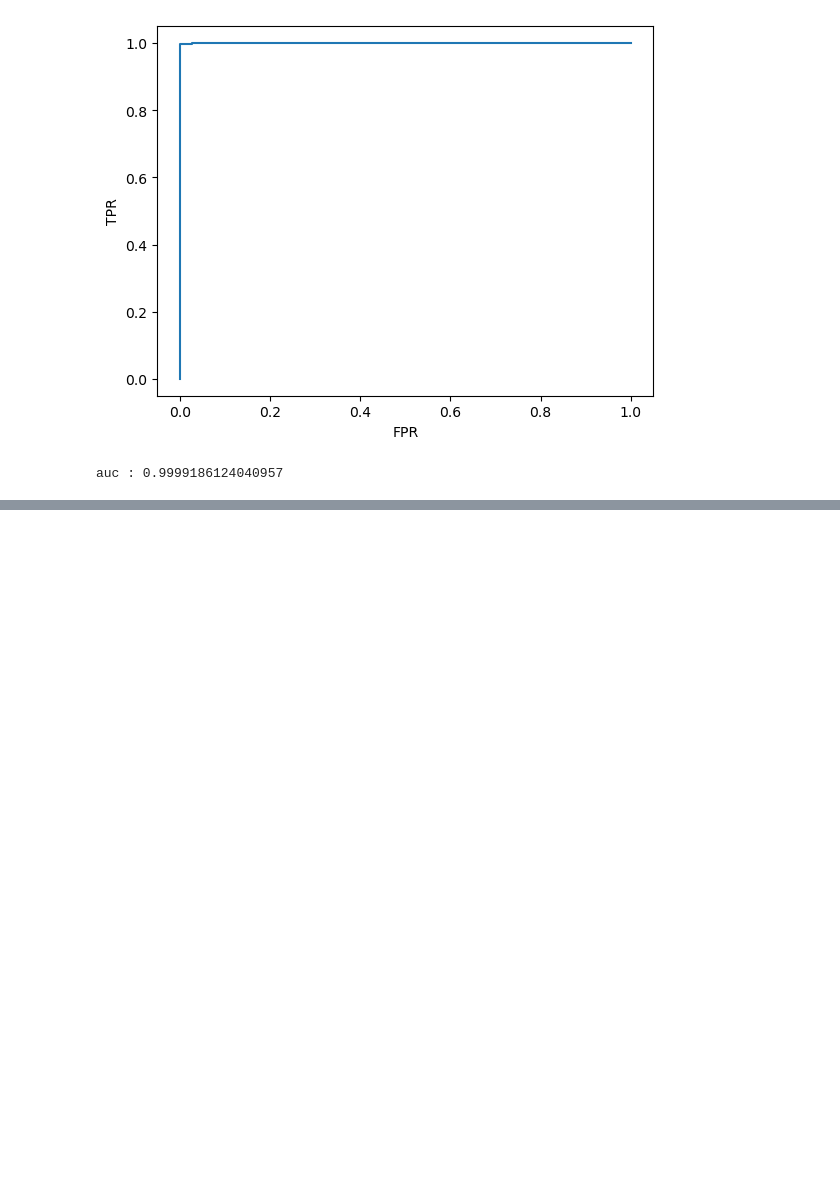
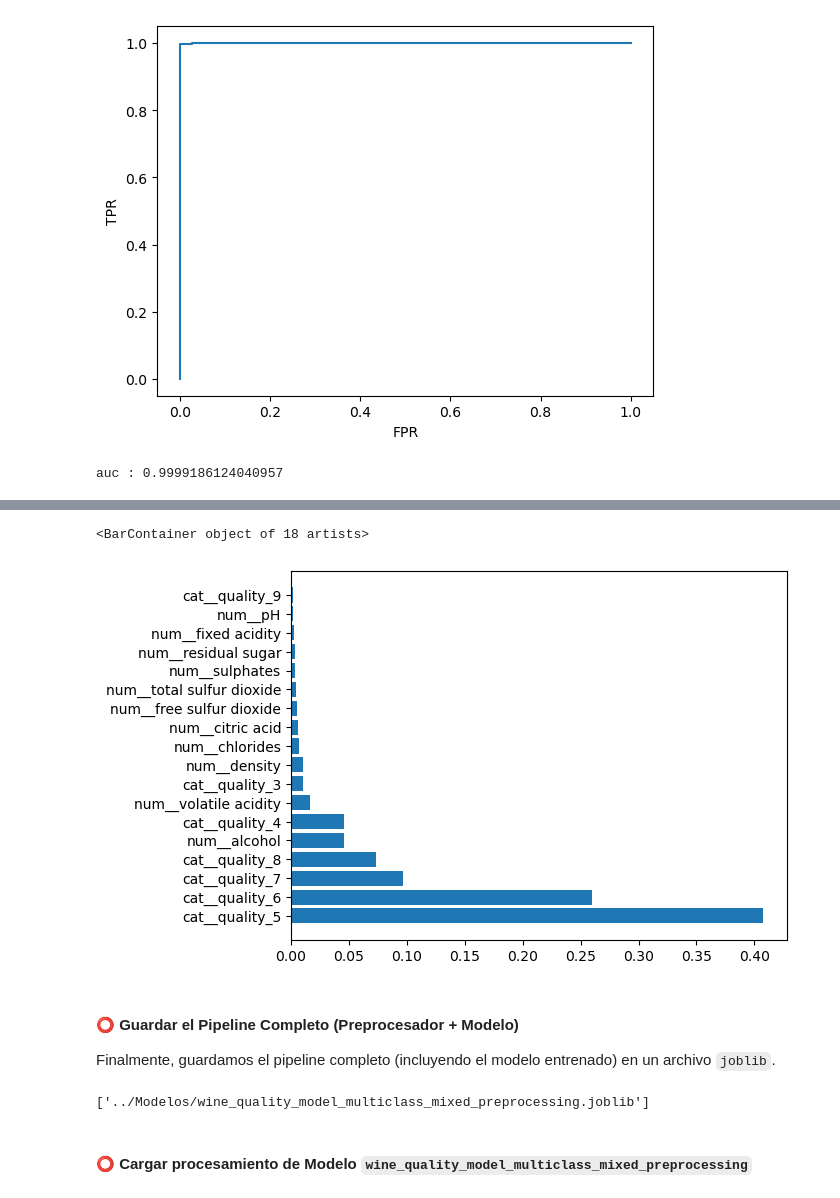
Before and after one commit to Jiliar/machine-learning-specialization, a Jupyter notebook: machine_learning/Cuadernos/Evaluación de Calidad de Vinos.ipynb, the cells around one changed output, grey strips where cells are left out. Saved outputs shown, nothing was run; the diff lists cells and outputs as text; code cells hidden in the pictures; blank space fills up the shorter version.

Commit message:
Adding Activity 2 and Training directory

```diff
--- a/machine_learning/Cuadernos/Evaluación de Calidad de Vinos.ipynb
+++ b/machine_learning/Cuadernos/Evaluación de Calidad de Vinos.ipynb
@@ -641,0 +695,5 @@ auc : 0.9999186124040957
+# %%
+# Definimos el pipeline completo
+model_pipeline = Pipeline(steps=[('preprocessor', preprocessor)])
+# %%
+model_pipeline.fit_transform(X).shape #Hay mas columnas porque cada categoria se vuelve una columna
@@ -641,0 +704,19 @@ auc : 0.9999186124040957
+# %%
+# Dividimos los datos en entrenamiento y prueba
+X_train1, X_test1, Y_train1, Y_test1 = train_test_split(X, Y, test_size=0.2, random_state=42)
+# X_train, y_train = Variables de Entrenamiento
+# X_test, y_test = Variables de testeo
+
+# Creamos un nuevo pipeline que incluye el preprocesamiento y el modelo
+model_pipeline = Pipeline(steps=[('preprocessor', preprocessor),
+                                 ('classifier', RandomForestClassifier(n_estimators=100, random_state=42))])
+# RandomForestClassifier con 100 arboles y ligado a semilla 42
+
+# Entrenamos el pipeline completo en los datos de entrenamiento
+model_pipeline.fit(X_train1, Y_train1)
+
+# Hacemos predicciones en el conjunto de prueba
+Y_pred1 = model_pipeline.predict(X_test1)
+
+# Evaluamos el rendimiento del modelo
+print(classification_report(Y_test1, Y_pred1))
@@ -641,0 +780,24 @@ auc : 0.9999186124040957
+# %%
+modelo_entrenado=model_pipeline['classifier']
+preprocessor_entrenado=model_pipeline['preprocessor']
+
+nombres=preprocessor_entrenado.get_feature_names_out()
+importancia=modelo_entrenado.feature_importances_
+
+df_features=pd.DataFrame()
+df_features['nombres']=nombres
+df_features['importancia']=importancia
+df_features=df_features.sort_values('importancia',ascending=False)
+plt.barh(df_features.head(20)['nombres'],df_features.head(20)['importancia'])
+# %% [output]
+<BarContainer object of 18 artists>
+[figure, added]
+# %% [markdown]
+#### **⭕️ Guardar el Pipeline Completo (Preprocesador + Modelo)**
+Finalmente, guardamos el pipeline completo (incluyendo el modelo entrenado) en un archivo `joblib`.
+# %%
+dump(model_pipeline, '../Modelos/wine_quality_model_multiclass_mixed_preprocessing.joblib')
+# %% [output]
+['../Modelos/wine_quality_model_multiclass_mixed_preprocessing.joblib']
+# %% [markdown]
+#### **⭕️ Cargar procesamiento de Modelo `wine_quality_model_multiclass_mixed_preprocessing`**
```
Also changed, not shown: parts of 24 cells of this notebook, 2 other files.
